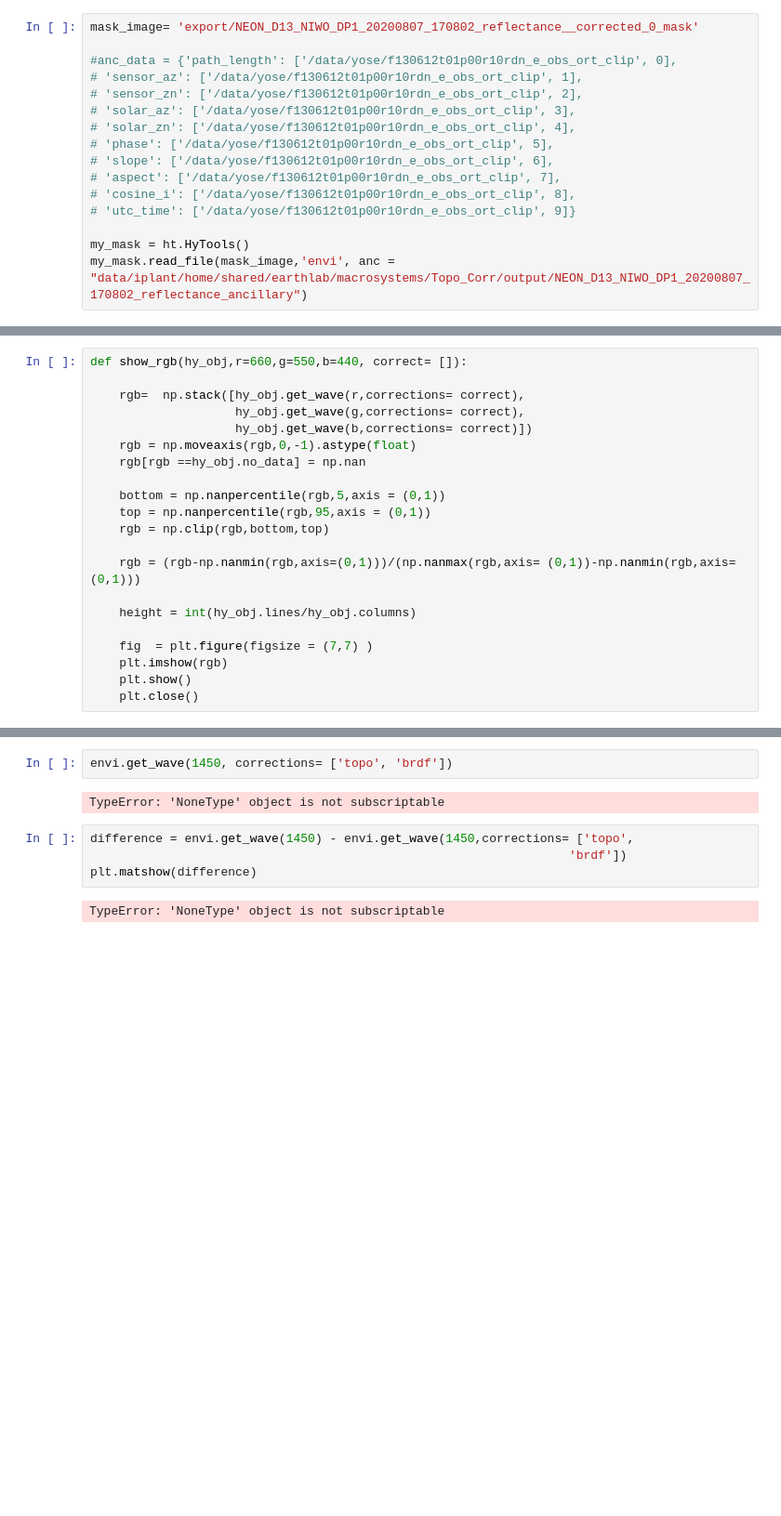
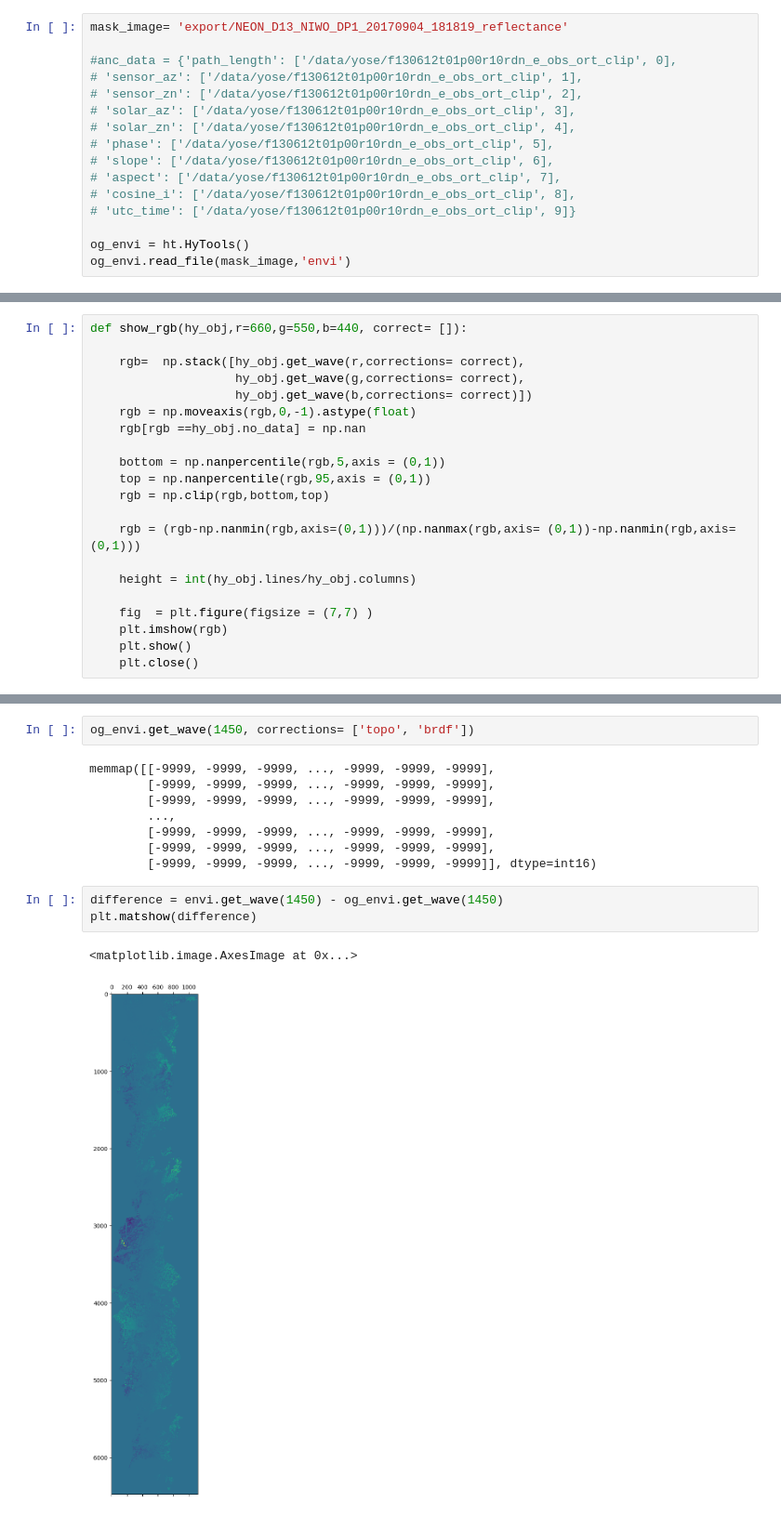
Before and after one commit to earthlab/cross-sensor-cal, a Jupyter notebook: diagnostic_plots.ipynb, the cells around one changed output, grey strips where cells are left out. Shown at 93% size. Cells and saved outputs as stored; diff of their text form; blank space fills up the shorter version.

```diff
--- a/diagnostic_plots.ipynb
+++ b/diagnostic_plots.ipynb
@@ -24,7 +24,7 @@ envi_image= 'export/NEON_D13_NIWO_DP1_20200807_163444_reflectance__corrected_0'
 envi = ht.HyTools()
 envi.read_file(envi_image,'envi')
 # %%
-mask_image= 'export/NEON_D13_NIWO_DP1_20200807_170802_reflectance__corrected_0_mask'
+mask_image= 'export/NEON_D13_NIWO_DP1_20170904_181819_reflectance'
 
 #anc_data = {'path_length': ['/data/yose/f130612t01p00r10rdn_e_obs_ort_clip', 0],
 # 'sensor_az': ['/data/yose/f130612t01p00r10rdn_e_obs_ort_clip', 1],
@@ -37,8 +37,8 @@ mask_image= 'export/NEON_D13_NIWO_DP1_20200807_170802_reflectance__corrected_0_m
 # 'cosine_i': ['/data/yose/f130612t01p00r10rdn_e_obs_ort_clip', 8],
 # 'utc_time': ['/data/yose/f130612t01p00r10rdn_e_obs_ort_clip', 9]}
 
-my_mask = ht.HyTools()
-my_mask.read_file(mask_image,'envi', anc = "data/iplant/home/shared/earthlab/macrosystems/Topo_Corr/output/NEON_D13_NIWO_DP1_20200807_170802_reflectance_ancillary")
+og_envi = ht.HyTools()
+og_envi.read_file(mask_image,'envi')
 # %%
 line = envi.get_line(100, corrections = [])
 band = envi.get_band(40)
@@ -115,14 +128,20 @@ show_rgb(envi, correct = ['topo','brdf'])
 # %% [output]
 [figure]
 # %%
-envi.get_wave(1450, corrections= ['topo', 'brdf'])
+og_envi.get_wave(1450, corrections= ['topo', 'brdf'])
 # %% [output]
-TypeError: 'NoneType' object is not subscriptable
+memmap([[-9999, -9999, -9999, ..., -9999, -9999, -9999],
+        [-9999, -9999, -9999, ..., -9999, -9999, -9999],
+        [-9999, -9999, -9999, ..., -9999, -9999, -9999],
+        ...,
+        [-9999, -9999, -9999, ..., -9999, -9999, -9999],
+        [-9999, -9999, -9999, ..., -9999, -9999, -9999],
+        [-9999, -9999, -9999, ..., -9999, -9999, -9999]], dtype=int16)
 # %%
-difference = envi.get_wave(1450) - envi.get_wave(1450,corrections= ['topo',
-                                                                  'brdf'])
+difference = envi.get_wave(1450) - og_envi.get_wave(1450)
 plt.matshow(difference)
 # %% [output]
-TypeError: 'NoneType' object is not subscriptable
+<matplotlib.image.AxesImage at 0x...>
+[figure, added]
 # %%
 outwaves = [x for x in range(450,2500,25)]
```
Also changed, not shown: parts of 20 cells of this notebook.
